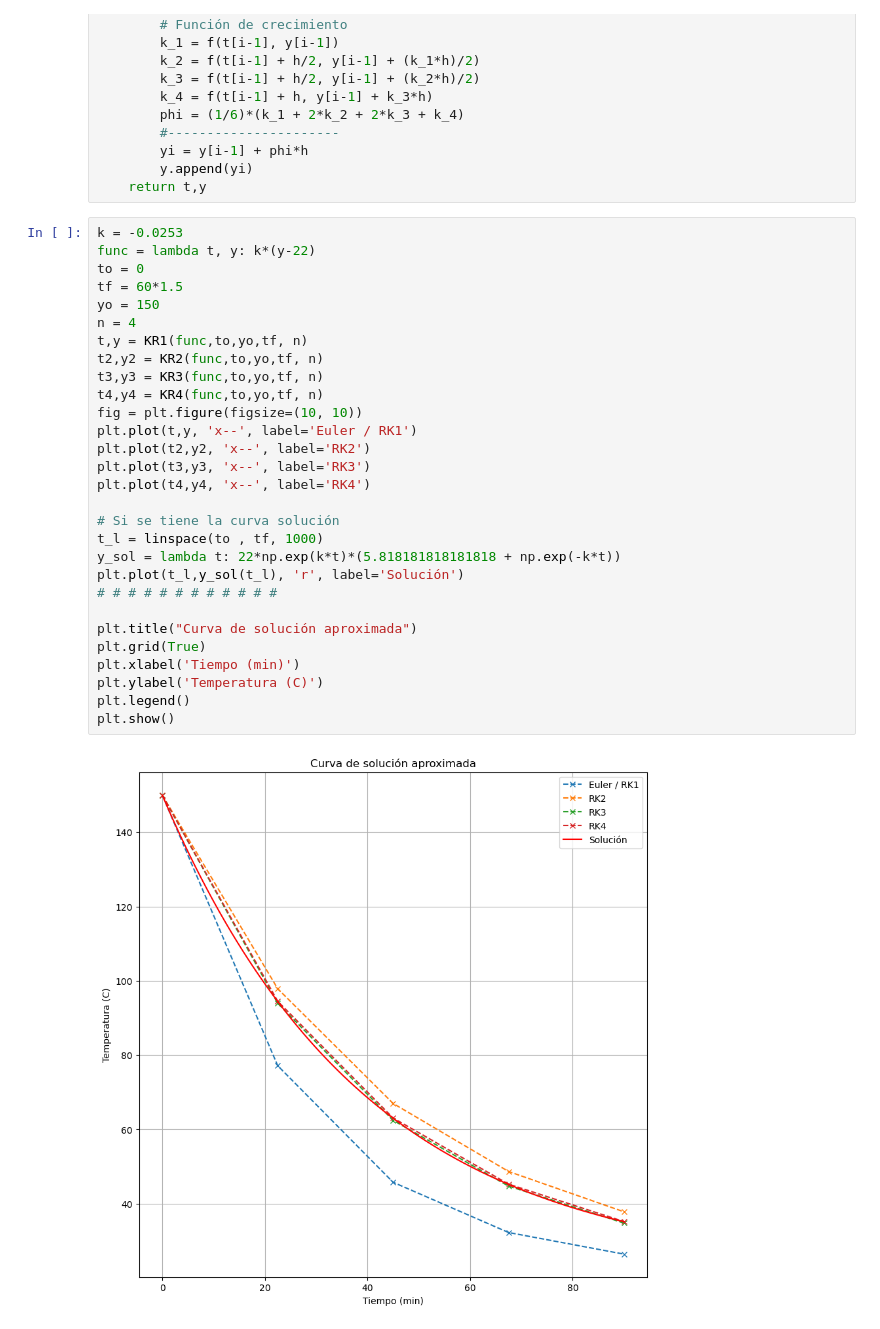
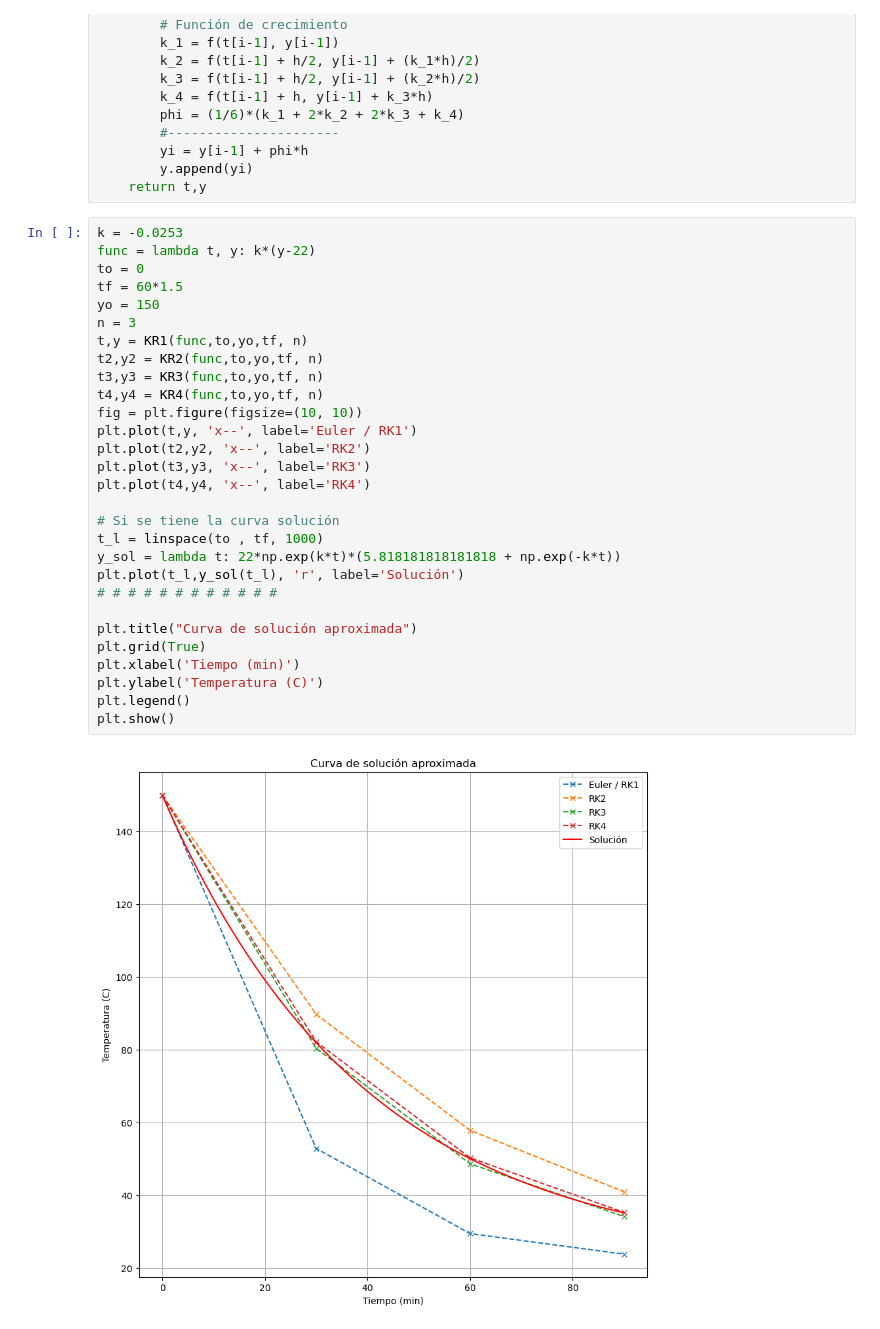
Before and after one commit to caramirezs/MetNum_202260, a Jupyter notebook: 4.2_Runge-Kutta.ipynb, the cells around one changed output. Saved outputs shown, nothing was run; the diff lists cells and outputs as text.

```diff
--- a/4.2_Runge-Kutta.ipynb
+++ b/4.2_Runge-Kutta.ipynb
@@ -74,32 +74,32 @@ def KR4(f, to, yo, tf, n=10):
 # %%
 k = -0.0253
 func = lambda t, y: k*(y-22)
 to = 0
 tf = 60*1.5
 yo = 150
-n = 4
+n = 3
 t,y = KR1(func,to,yo,tf, n)
 t2,y2 = KR2(func,to,yo,tf, n)
 t3,y3 = KR3(func,to,yo,tf, n)
 t4,y4 = KR4(func,to,yo,tf, n)
 fig = plt.figure(figsize=(10, 10))
 plt.plot(t,y, 'x--', label='Euler / RK1')
 plt.plot(t2,y2, 'x--', label='RK2')
 plt.plot(t3,y3, 'x--', label='RK3')
 plt.plot(t4,y4, 'x--', label='RK4')
 
 # Si se tiene la curva solución
 t_l = linspace(to , tf, 1000)
 y_sol = lambda t: 22*np.exp(k*t)*(5.818181818181818 + np.exp(-k*t))
 plt.plot(t_l,y_sol(t_l), 'r', label='Solución')
 # # # # # # # # # # # #
 
 plt.title("Curva de solución aproximada")
 plt.grid(True)
 plt.xlabel('Tiempo (min)')
 plt.ylabel('Temperatura (C)')
 plt.legend()
 plt.show()
 # %% [output]
-[figure, old version]
+[figure, new version]
 # %%
```
Also changed, not shown: parts of 3 cells of this notebook.
